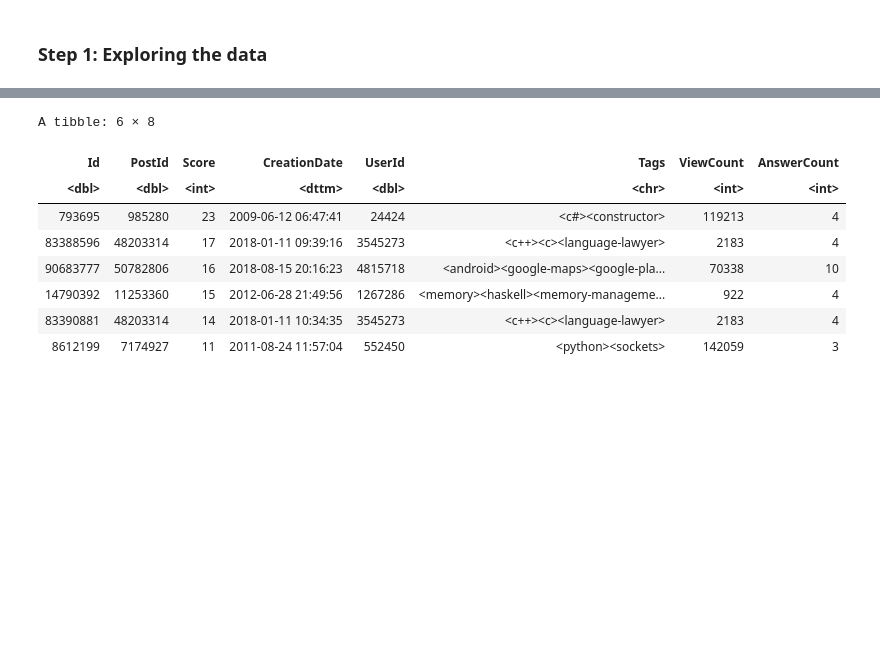
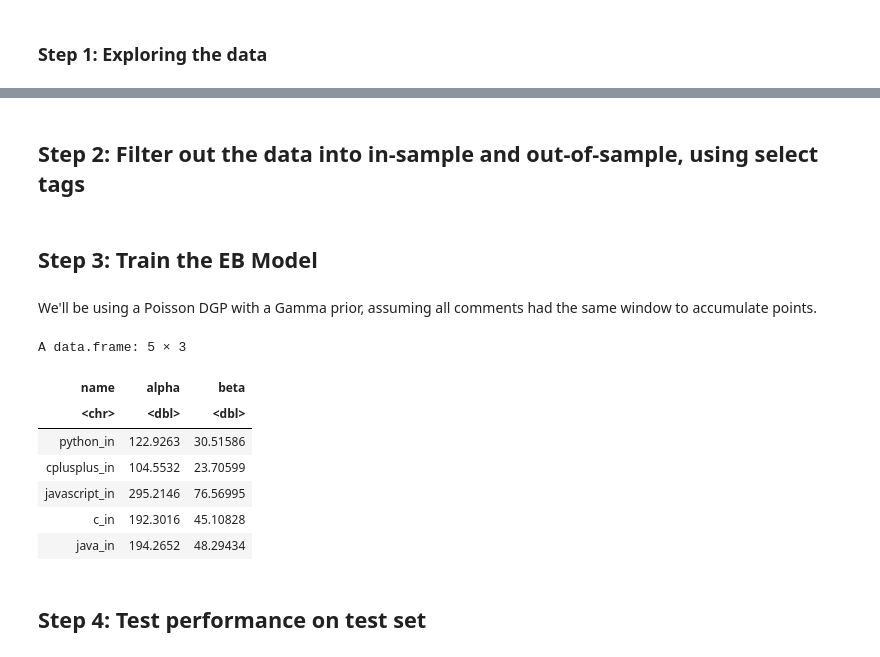
Before and after one commit to LEFTA98/empirical_bayes, a Jupyter notebook: sede_prelim_experiments.ipynb, the cells around one changed output, grey strips where cells are left out. Drawn from its saved outputs; the diff is of its cells as text; code cells hidden in the pictures; blank space fills up the shorter version.

```diff
--- a/sede_prelim_experiments.ipynb
+++ b/sede_prelim_experiments.ipynb
@@ -113,12 +119,2 @@ A data.frame: 4522 × 2
-# %%
-head(raw_df)
-# %% [output]
-A tibble: 6 × 8
-| Id | PostId | Score | CreationDate | UserId | Tags | ViewCount | AnswerCount |
-| <dbl> | <dbl> | <int> | <dttm> | <dbl> | <chr> | <int> | <int> |
-| 793695 | 985280 | 23 | 2009-06-12 06:47:41 | 24424 | <c#><constructor> | 119213 | 4 |
-| 83388596 | 48203314 | 17 | 2018-01-11 09:39:16 | 3545273 | <c++><c><language-lawyer> | 2183 | 4 |
-| 90683777 | 50782806 | 16 | 2018-08-15 20:16:23 | 4815718 | <android><google-maps><google-pla... | 70338 | 10 |
-| 14790392 | 11253360 | 15 | 2012-06-28 21:49:56 | 1267286 | <memory><haskell><memory-manageme... | 922 | 4 |
-| 83390881 | 48203314 | 14 | 2018-01-11 10:34:35 | 3545273 | <c++><c><language-lawyer> | 2183 | 4 |
-| 8612199 | 7174927 | 11 | 2011-08-24 11:57:04 | 552450 | <python><sockets> | 142059 | 3 |
+# %% [markdown]
+## Step 2: Filter out the data into in-sample and out-of-sample, using select tags
@@ -124,0 +133,6 @@ A tibble: 6 × 8
+# %%
+python_df = merge(python_counts, python_df, by="UserId")
+cplusplus_df = merge(cplusplus_counts, cplusplus_df, by="UserId")
+javascript_df = merge(javascript_counts, javascript_df, by="UserId")
+c_df = merge(c_counts, c_df, by="UserId")
+java_df = merge(java_counts, java_df, by="UserId")
@@ -124,0 +161,50 @@ A tibble: 6 × 8
+# %% [markdown]
+## Step 3: Train the EB Model
+# %% [markdown]
+We'll be using a Poisson DGP with a Gamma prior, assuming all comments had the same window to accumulate points.
+# %%
+in_sample_data <- list(python_in = python_df.in,
+                       cplusplus_in = cplusplus_df.in,
+                       javascript_in = javascript_df.in,
+                       c_in = c_df.in,
+                       java_in = java_df.in)
+
+in_sample_names = c("python_in", "cplusplus_in", "javascript_in", "c_in", "java_in")
+# %%
+priors_df <- data.frame(matrix(ncol=3,nrow=0))
+
+for (i in c(1:5)) {
+    prior_df <- in_sample_data[[in_sample_names[i]]]
+    prior_df <- group_by(prior_df, UserId) %>% summarize(avgScore = mean(Score))
+    name <- in_sample_names[i]
+
+    # alpha calculation derived from wikipedia - look more into theory here
+    s <- log(mean(prior_df$avgScore)) - mean(log(prior_df$avgScore))
+    alpha_est <- (3 - s + sqrt((s-3)^2 + 24 * s))/(12*s)
+
+    # newton-raphson update
+    for (i in c(1:20)) {
+        alpha_est <- alpha_est - (log(alpha_est) - digamma(alpha_est) - s)/(1/alpha_est - trigamma(alpha_est))
+    }
+
+    beta_est <- 1/(mean(prior_df$avgScore)/alpha_est)
+
+    priors_df <- rbind(priors_df, c(name, alpha_est, beta_est))
+
+}
+colnames(priors_df) <- c('name', 'alpha', 'beta')
+priors_df$alpha <- as.numeric(priors_df$alpha)
+priors_df$beta <- as.numeric(priors_df$beta)
+# %%
+priors_df
+# %% [output]
+A data.frame: 5 × 3
+| name | alpha | beta |
+| <chr> | <dbl> | <dbl> |
+| python_in | 122.9263 | 30.51586 |
+| cplusplus_in | 104.5532 | 23.70599 |
+| javascript_in | 295.2146 | 76.56995 |
+| c_in | 192.3016 | 45.10828 |
+| java_in | 194.2652 | 48.29434 |
+# %% [markdown]
+## Step 4: Test performance on test set
```
Also changed, not shown: parts of 23 cells of this notebook.
